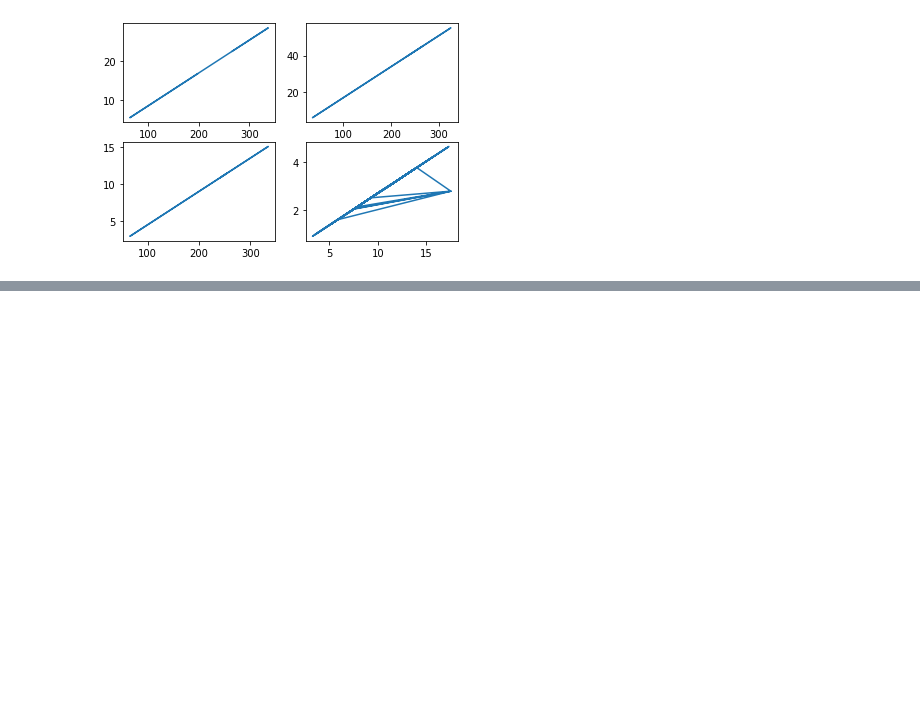
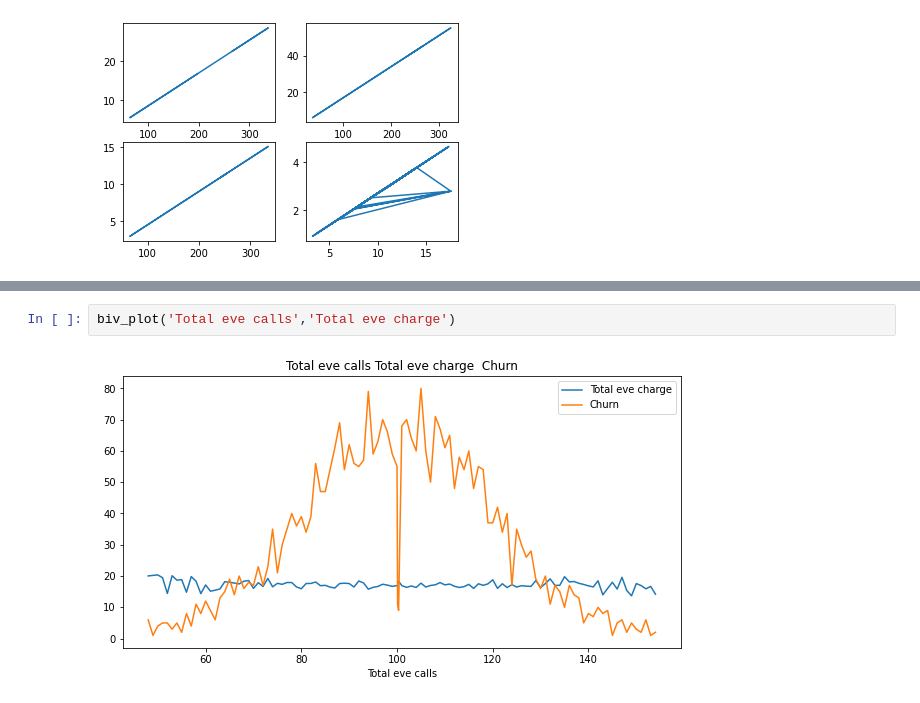
Before and after one commit to MiteshBhanushali/TelecomChurnAnalysis, a Jupyter notebook: Copy_of_Telecom_Churn_Analysis_Capstone_Project.ipynb, the cells around one changed output, grey strips where cells are left out. Cells and saved outputs as stored; diff of their text form; blank space fills up the shorter version.

```diff
--- a/Copy_of_Telecom_Churn_Analysis_Capstone_Project.ipynb
+++ b/Copy_of_Telecom_Churn_Analysis_Capstone_Project.ipynb
@@ -257,0 +271,4 @@ axis[1,1].plot(telecom_data['Total intl minutes'],telecom_data['Total intl charg
+# %%
+biv_plot('Total eve calls','Total eve charge')
+# %% [output]
+[figure, added]
```
Also changed, not shown: parts of 5 cells of this notebook.
